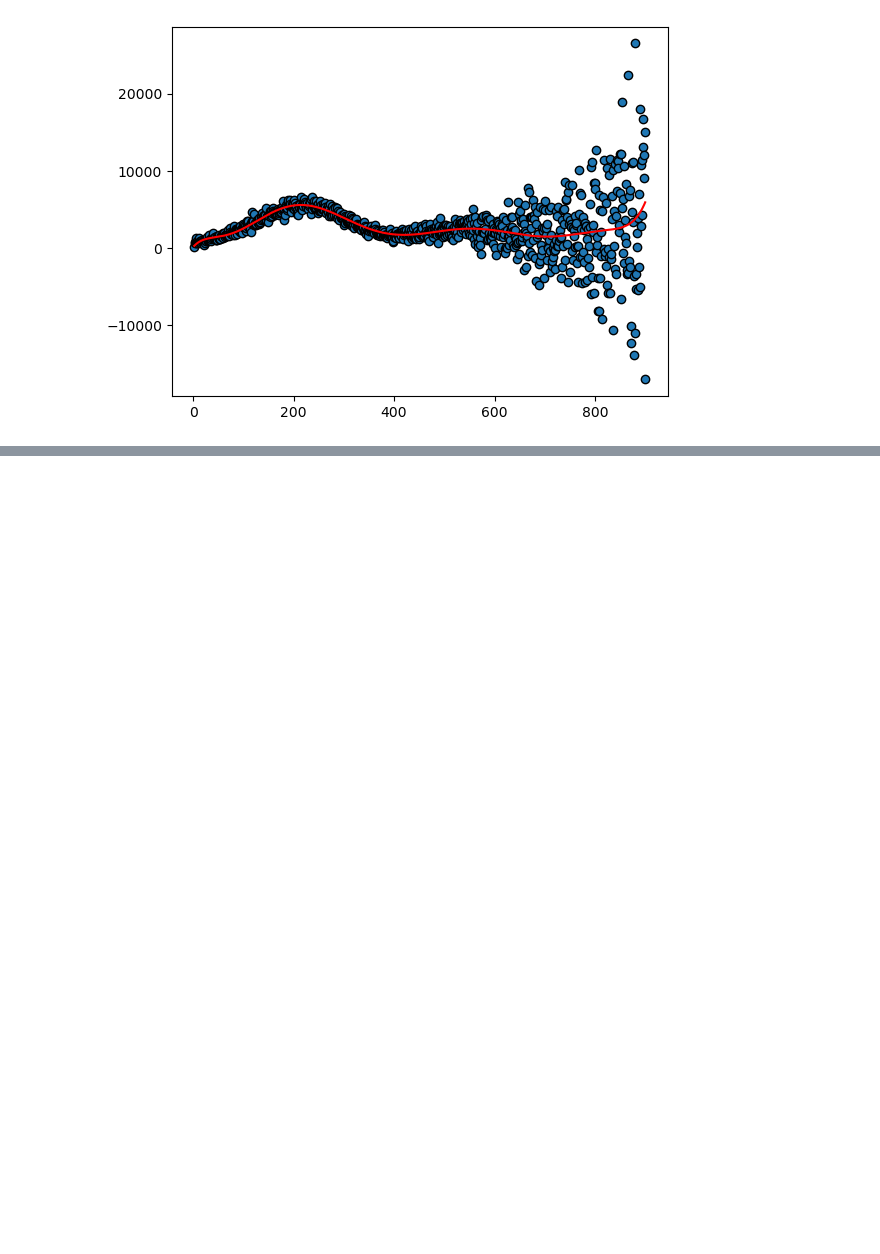
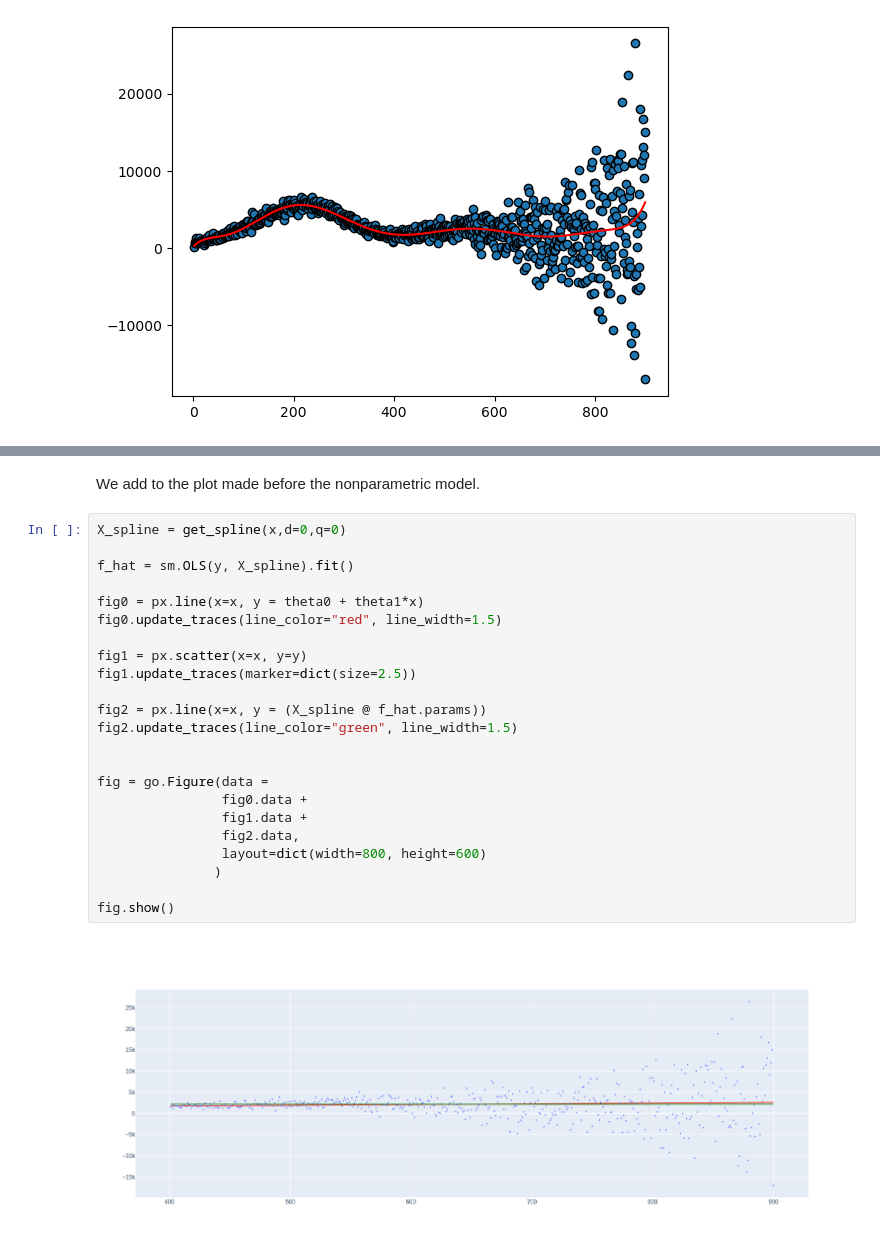
Before and after one commit to FilMastro/SL-homework1, a Jupyter notebook: hw1.ipynb, the cells around one changed output, grey strips where cells are left out. Saved outputs shown, nothing was run; the diff lists cells and outputs as text; blank space fills up the shorter version.

```diff
--- a/hw1.ipynb
+++ b/hw1.ipynb
@@ -404,0 +517,27 @@ plt.show()
+# %% [markdown]
+We add to the plot made before the nonparametric model.
+# %%
+X_spline = get_spline(x,d=0,q=0)
+
+f_hat = sm.OLS(y, X_spline).fit()
+
+fig0 = px.line(x=x, y = theta0 + theta1*x)
+fig0.update_traces(line_color="red", line_width=1.5)
+
+fig1 = px.scatter(x=x, y=y)
+fig1.update_traces(marker=dict(size=2.5))
+
+fig2 = px.line(x=x, y = (X_spline @ f_hat.params))
+fig2.update_traces(line_color="green", line_width=1.5)
+
+
+fig = go.Figure(data =
+                fig0.data +
+                fig1.data +
+                fig2.data,
+                layout=dict(width=800, height=600)
+               )
+
+fig.show()
+# %% [output]
+[figure, added]
```
Also changed, not shown: parts of 28 cells of this notebook.
